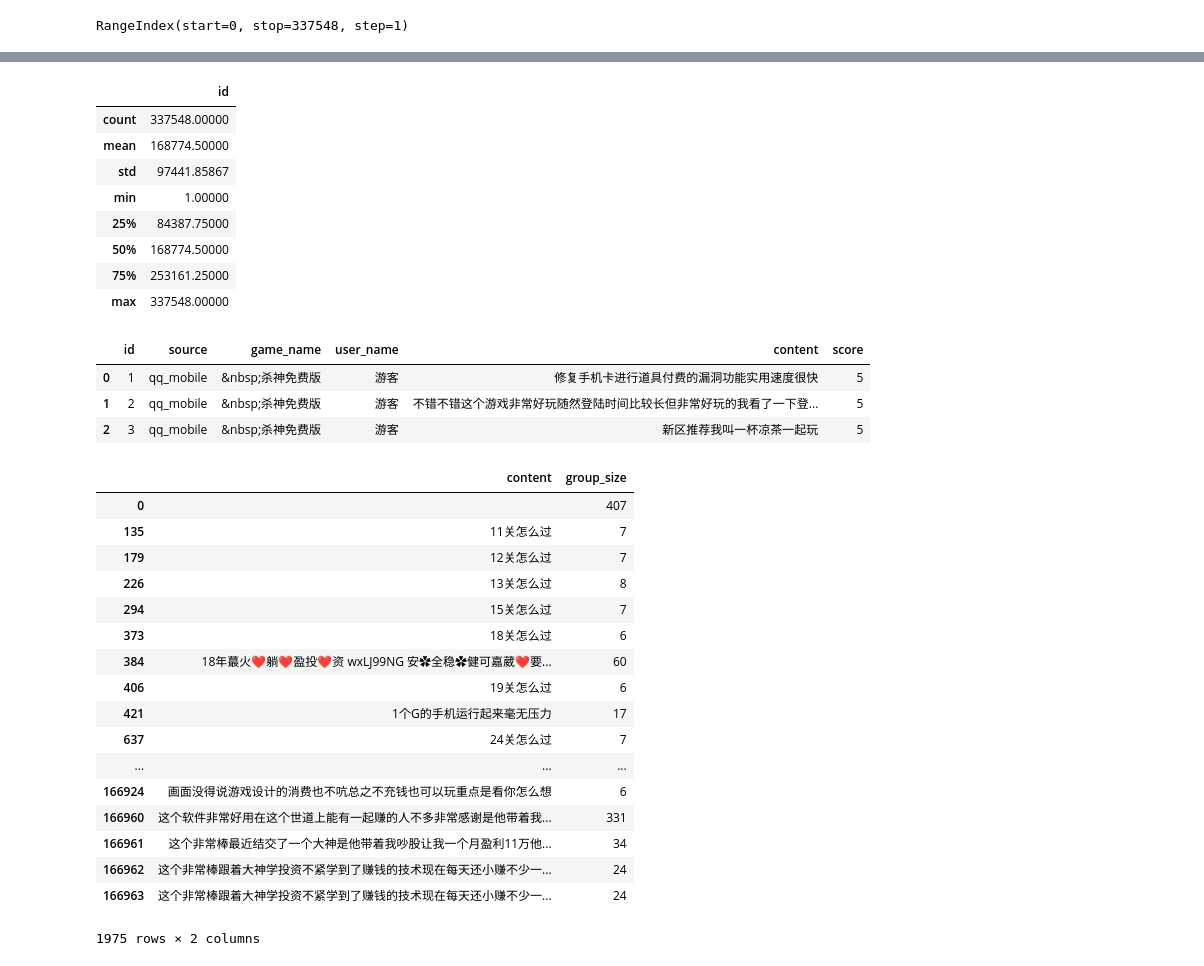
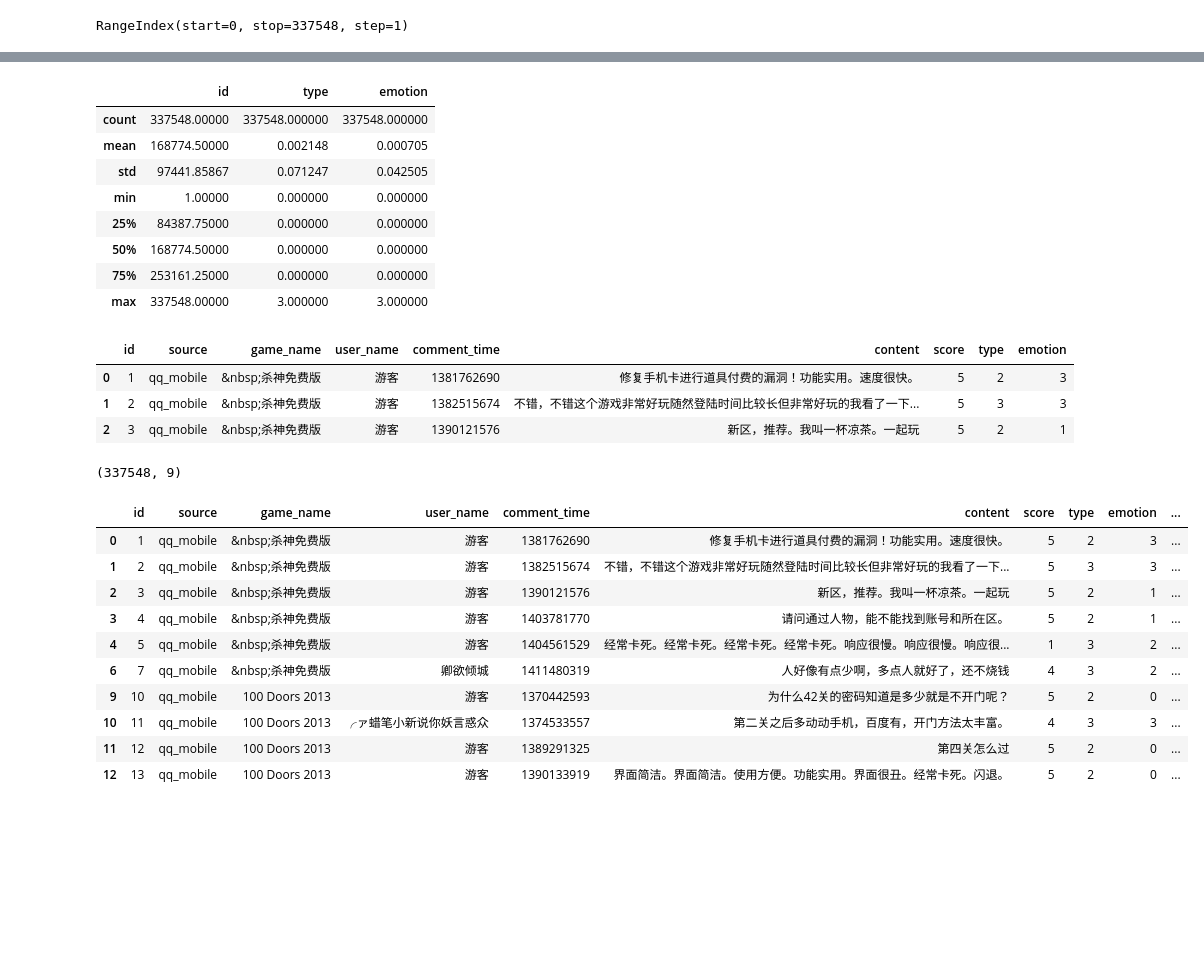
Before and after one commit to lcs1234567/Game_Comment_Clean, a Jupyter notebook: comment_clean_jupyter/gameComment_useless_clean.ipynb, the cells around one changed output, grey strips where cells are left out. Cells and saved outputs as stored; diff of their text form; code cells hidden in the pictures; blank space fills up the shorter version.

```diff
--- a/comment_clean_jupyter/gameComment_useless_clean.ipynb
+++ b/comment_clean_jupyter/gameComment_useless_clean.ipynb
@@ -10,8 +10,9 @@ punctuation=hanzi.punctuation + string.punctuation
 punctuation = set([i for i in punctuation])
 import html
 conn = pymysql.connect(host='127.0.0.1',port=3306,user='root',password='eXYhzAWjyvy8grwM',db='game_process',charset='utf8mb4')
-sql = "SELECT id,source,game_name, user_name, content, score FROM s_lcs_game_comments_qq WHERE source='qq_mobile'"
+sql = "SELECT id,source,game_name, user_name,comment_time,content, score,type,emotion FROM s_lcs_game_comments_qq WHERE source='qq_mobile'"
 df = pd.read_sql(sql, conn)  # 返回的是 dataFrame 数据结构
 conn.close()
+df0 = df
 df.head(10)
 # %% [output]
@@ -60,22 +63,26 @@ array([[1, 'qq_mobile', '&nbsp;杀神免费版', '游客', '修复手机卡进
 # %%
 df.describe()  # 计算 数值列 的各项数据
 # %% [output]
-|  | id |
-| count | 337548.00000 |
-| mean | 168774.50000 |
-| std | 97441.85867 |
-| min | 1.00000 |
-| 25% | 84387.75000 |
-| 50% | 168774.50000 |
-| 75% | 253161.25000 |
-| max | 337548.00000 |
+|  | id | type | emotion |
+| count | 337548.00000 | 337548.000000 | 337548.000000 |
+| mean | 168774.50000 | 0.002148 | 0.000705 |
+| std | 97441.85867 | 0.071247 | 0.042505 |
+| min | 1.00000 | 0.000000 | 0.000000 |
+| 25% | 84387.75000 | 0.000000 | 0.000000 |
+| 50% | 168774.50000 | 0.000000 | 0.000000 |
+| 75% | 253161.25000 | 0.000000 | 0.000000 |
+| max | 337548.00000 | 3.000000 | 3.000000 |
 # %%
 df[0:3]
 # %% [output]
-|  | id | source | game_name | user_name | content | score |
-| 0 | 1 | qq_mobile | &nbsp;杀神免费版 | 游客 | 修复手机卡进行道具付费的漏洞功能实用速度很快 | 5 |
-| 1 | 2 | qq_mobile | &nbsp;杀神免费版 | 游客 | 不错不错这个游戏非常好玩随然登陆时间比较长但非常好玩的我看了一下登... | 5 |
-| 2 | 3 | qq_mobile | &nbsp;杀神免费版 | 游客 | 新区推荐我叫一杯凉茶一起玩 | 5 |
+|  | id | source | game_name | user_name | comment_time | content | score | type | emotion |
+| 0 | 1 | qq_mobile | &nbsp;杀神免费版 | 游客 | 1381762690 | 修复手机卡进行道具付费的漏洞！功能实用。速度很快。 | 5 | 2 | 3 |
+| 1 | 2 | qq_mobile | &nbsp;杀神免费版 | 游客 | 1382515674 | 不错，不错这个游戏非常好玩随然登陆时间比较长但非常好玩的我看了一下... | 5 | 3 | 3 |
+| 2 | 3 | qq_mobile | &nbsp;杀神免费版 | 游客 | 1390121576 | 新区，推荐。我叫一杯凉茶。一起玩 | 5 | 2 | 1 |
+# %%
+df.shape
+# %% [output]
+(337548, 9)
 # %%
 def extract_text(x):
     soup = BeautifulSoup(x, 'html.parser')
@@ -92,33 +99,20 @@ def remove_punctuation(x):  # 删除标点
     return re.sub(r'\s+', ' ', x) # 把 x 通过正则表达式 (\s 代表空格，+ 代表多个)，替换成 空字符
 # %%
 # 以 content 分组，选出每组的个数大于5的分组，并展示全部id
-df['content'] = df['content'].apply(clear_text)
-df['content'] = df['content'].apply(remove_punctuation)
-
-# cc = df[['content']].groupby(['content']).apply(len).reset_index()
-# cc
-# # for x in df1:
-# #     x
-
-df_content = df.groupby('content').size().reset_index()
-df_content.columns = ['content', 'group_size']
-df_content[df_content.group_size > 5]
+df['content_clear'] = df['content'].apply(clear_text)
+df['content_clear'] = df['content_clear'].apply(remove_punctuation)
+df['content_len'] = df['content_clear'].apply(len)
+df = df[df['content_len'] > 5]
+df.head(10)
 # %% [output]
-|  | content | group_size |
-| 0 |  | 407 |
-| 135 | 11关怎么过 | 7 |
-| 179 | 12关怎么过 | 7 |
-| 226 | 13关怎么过 | 8 |
-| 294 | 15关怎么过 | 7 |
-| 373 | 18关怎么过 | 6 |
-| 384 | 18年蕞火❤躺❤盈投❤资 wxLJ99NG 安✿全稳✿健可嘉葳❤要... | 60 |
-| 406 | 19关怎么过 | 6 |
-| 421 | 1个G的手机运行起来毫无压力 | 17 |
-| 637 | 24关怎么过 | 7 |
-| ... | ... | ... |
-| 166924 | ﻿画面没得说游戏设计的消费也不吭总之不充钱也可以玩重点是看你怎么想 | 6 |
-| 166960 | ﻿这个软件非常好用在这个世道上能有一起赚的人不多非常感谢是他带着我... | 331 |
-| 166961 | ﻿这个非常棒最近结交了一个大神是他带着我吵股让我一个月盈利11万他... | 34 |
-| 166962 | ﻿这个非常棒跟着大神学投资不紧学到了赚钱的技术现在每天还小赚不少一... | 24 |
-| 166963 | ﻿这个非常棒跟着大神学投资不紧学到了赚钱的技术现在每天还小赚不少一... | 24 |
+|  | id | source | game_name | user_name | comment_time | content | score | type | emotion | ... |
+| 0 | 1 | qq_mobile | &nbsp;杀神免费版 | 游客 | 1381762690 | 修复手机卡进行道具付费的漏洞！功能实用。速度很快。 | 5 | 2 | 3 | ... |
+| 1 | 2 | qq_mobile | &nbsp;杀神免费版 | 游客 | 1382515674 | 不错，不错这个游戏非常好玩随然登陆时间比较长但非常好玩的我看了一下... | 5 | 3 | 3 | ... |
+| 2 | 3 | qq_mobile | &nbsp;杀神免费版 | 游客 | 1390121576 | 新区，推荐。我叫一杯凉茶。一起玩 | 5 | 2 | 1 | ... |
+| 3 | 4 | qq_mobile | &nbsp;杀神免费版 | 游客 | 1403781770 | 请问通过人物，能不能找到账号和所在区。 | 5 | 2 | 1 | ... |
+| 4 | 5 | qq_mobile | &nbsp;杀神免费版 | 游客 | 1404561529 | 经常卡死。经常卡死。经常卡死。经常卡死。响应很慢。响应很慢。响应很... | 1 | 3 | 2 | ... |
+| 6 | 7 | qq_mobile | &nbsp;杀神免费版 | 卿欲倾城 | 1411480319 | 人好像有点少啊，多点人就好了，还不烧钱 | 4 | 3 | 2 | ... |
+| 9 | 10 | qq_mobile | 100 Doors 2013 | 游客 | 1370442593 | 为什么42关的密码知道是多少就是不开门呢？ | 5 | 2 | 0 | ... |
+| 10 | 11 | qq_mobile | 100 Doors 2013 | ╭ァ蜡笔小新说你妖言惑众 | 1374533557 | 第二关之后多动动手机，百度有，开门方法太丰富。 | 4 | 3 | 3 | ... |
+| 11 | 12 | qq_mobile | 100 Doors 2013 | 游客 | 1389291325 | 第四关怎么过 | 5 | 2 | 0 | ... |
+| 12 | 13 | qq_mobile | 100 Doors 2013 | 游客 | 1390133919 | 界面简洁。界面简洁。使用方便。功能实用。界面很丑。经常卡死。闪退。 | 5 | 2 | 0 | ... |
-1975 rows × 2 columns
```
Also changed, not shown: parts of 30 cells of this notebook, 6 other files.
